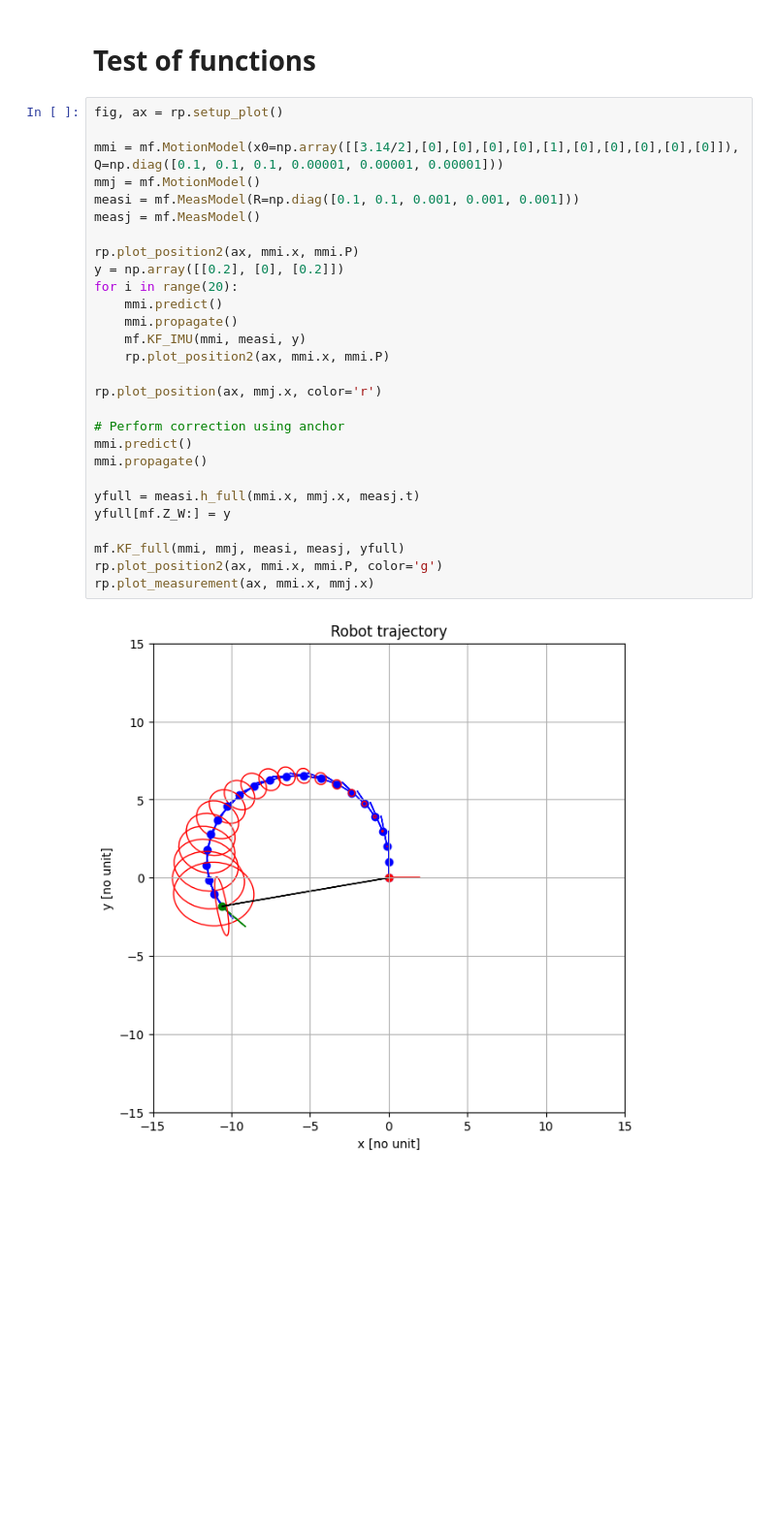
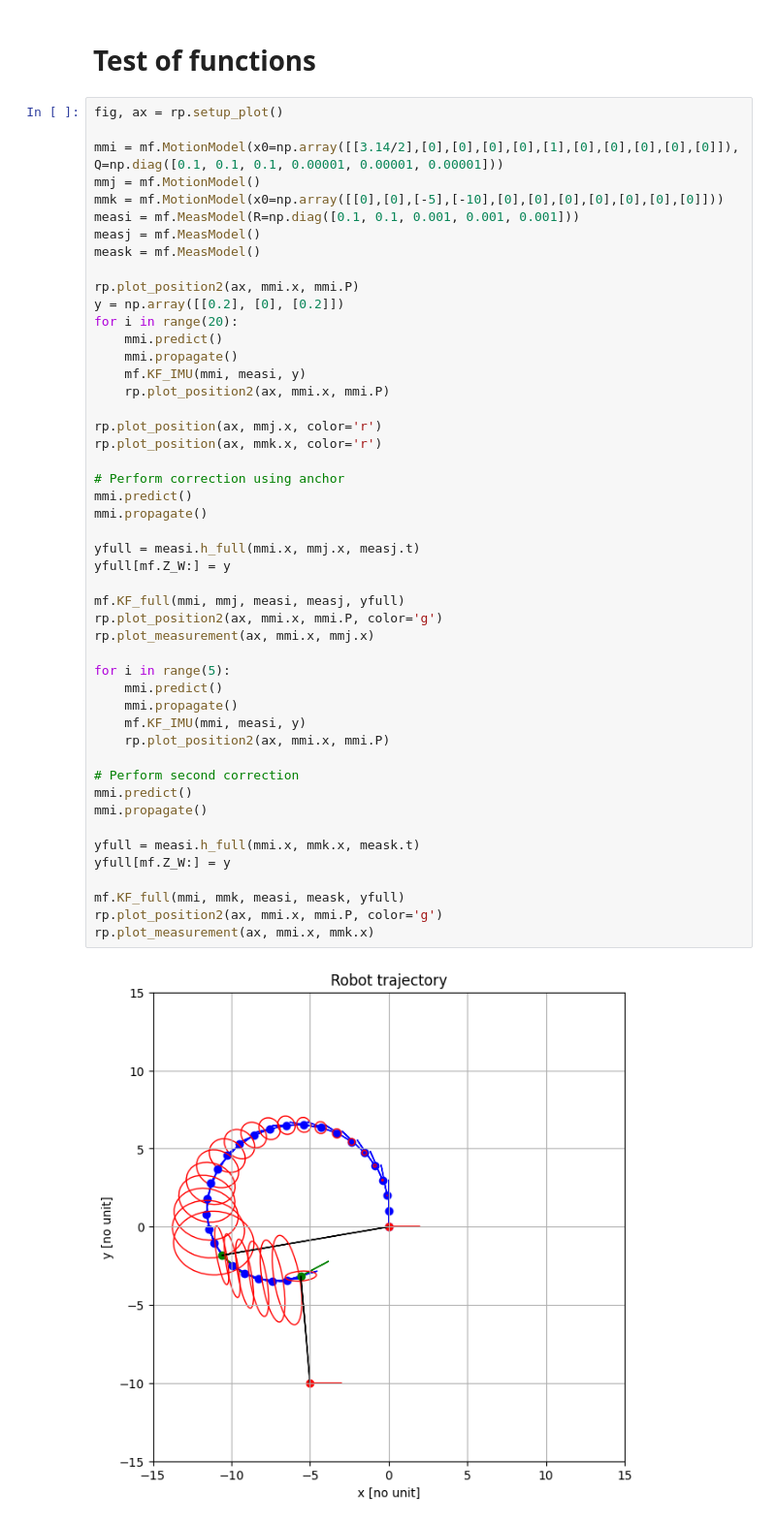
Before and after one commit to MarcusLariJ/UWB_Rasberry, a Jupyter notebook: Sim/test_env.ipynb, the cells around one changed output. Shown at 97% size. Saved outputs shown, nothing was run; the diff lists cells and outputs as text; blank space fills up the shorter version.

```diff
--- a/Sim/test_env.ipynb
+++ b/Sim/test_env.ipynb
@@ -9,30 +9,50 @@ import numpy as np
 # %%
 fig, ax = rp.setup_plot()
 
 mmi = mf.MotionModel(x0=np.array([[3.14/2],[0],[0],[0],[0],[1],[0],[0],[0],[0],[0]]), Q=np.diag([0.1, 0.1, 0.1, 0.00001, 0.00001, 0.00001]))
 mmj = mf.MotionModel()
+mmk = mf.MotionModel(x0=np.array([[0],[0],[-5],[-10],[0],[0],[0],[0],[0],[0],[0]]))
 measi = mf.MeasModel(R=np.diag([0.1, 0.1, 0.001, 0.001, 0.001]))
 measj = mf.MeasModel()
+meask = mf.MeasModel()
 
 rp.plot_position2(ax, mmi.x, mmi.P)
 y = np.array([[0.2], [0], [0.2]])
 for i in range(20):
     mmi.predict()
     mmi.propagate()
     mf.KF_IMU(mmi, measi, y)
     rp.plot_position2(ax, mmi.x, mmi.P)
 
 rp.plot_position(ax, mmj.x, color='r')
+rp.plot_position(ax, mmk.x, color='r')
 
 # Perform correction using anchor
 mmi.predict()
 mmi.propagate()
 
 yfull = measi.h_full(mmi.x, mmj.x, measj.t)
 yfull[mf.Z_W:] = y
 
 mf.KF_full(mmi, mmj, measi, measj, yfull)
 rp.plot_position2(ax, mmi.x, mmi.P, color='g')
 rp.plot_measurement(ax, mmi.x, mmj.x)
+
+for i in range(5):
+    mmi.predict()
+    mmi.propagate()
+    mf.KF_IMU(mmi, measi, y)
+    rp.plot_position2(ax, mmi.x, mmi.P)
+
+# Perform second correction
+mmi.predict()
+mmi.propagate()
+
+yfull = measi.h_full(mmi.x, mmk.x, meask.t)
+yfull[mf.Z_W:] = y
+
+mf.KF_full(mmi, mmk, measi, meask, yfull)
+rp.plot_position2(ax, mmi.x, mmi.P, color='g')
+rp.plot_measurement(ax, mmi.x, mmk.x)
 # %% [output]
-[figure, old version]
+[figure, new version]
```
Also changed, not shown: parts of 1 cell of this notebook, 1 other file.
